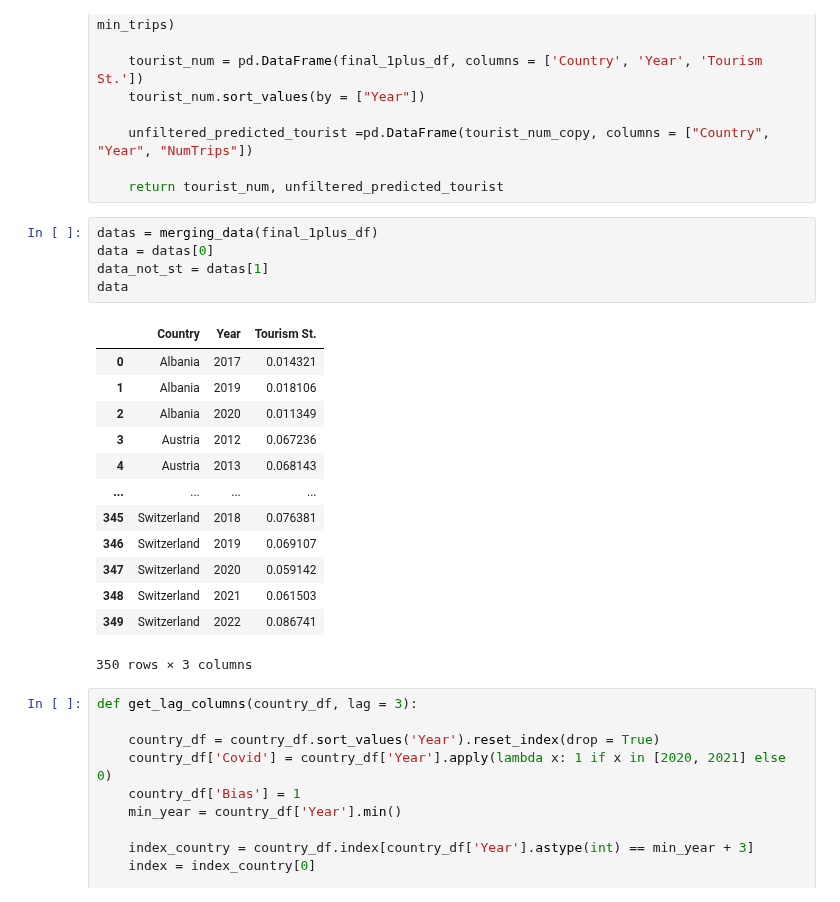
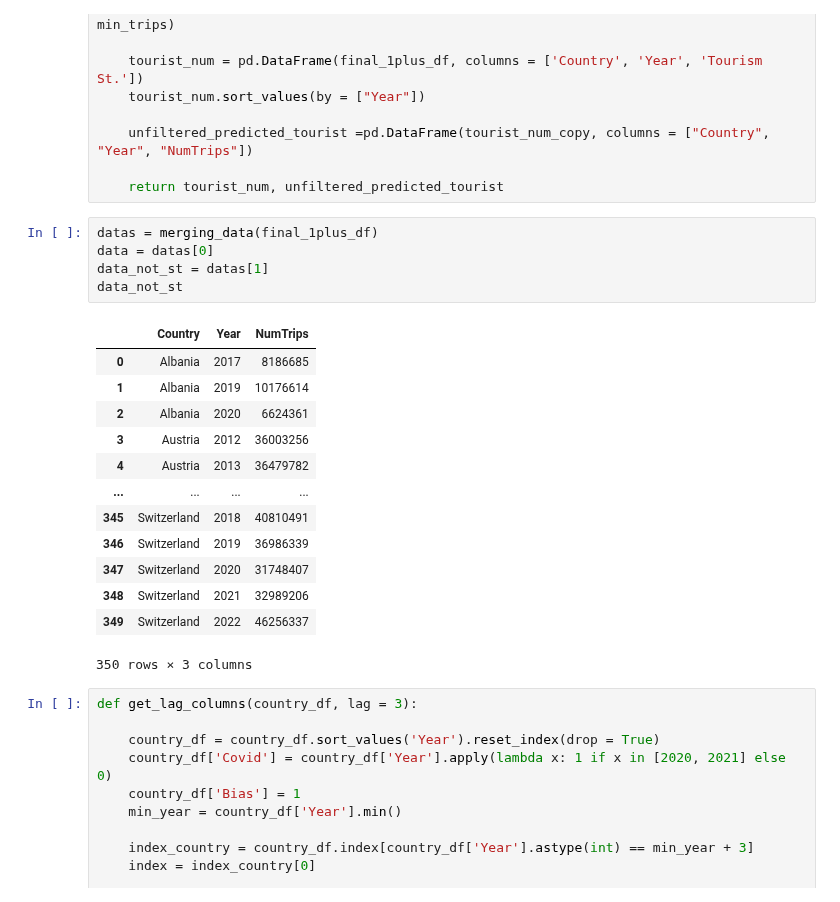
Before and after one commit to swbehan/RoadQualityWork, a Jupyter notebook: datasets/preprocessed-datasets/time_series_predictions copy 2.ipynb, the cells around one changed output. Cells and saved outputs as stored; diff of their text form.

```diff
--- a/datasets/preprocessed-datasets/time_series_predictions copy 2.ipynb
+++ b/datasets/preprocessed-datasets/time_series_predictions copy 2.ipynb
@@ -39,21 +39,21 @@ def merging_data(final_1plus_df):
 # %%
 datas = merging_data(final_1plus_df)
 data = datas[0]
 data_not_st = datas[1]
-data
+data_not_st
 # %% [output]
-|  | Country | Year | Tourism St. |
-| 0 | Albania | 2017 | 0.014321 |
-| 1 | Albania | 2019 | 0.018106 |
-| 2 | Albania | 2020 | 0.011349 |
-| 3 | Austria | 2012 | 0.067236 |
-| 4 | Austria | 2013 | 0.068143 |
+|  | Country | Year | NumTrips |
+| 0 | Albania | 2017 | 8186685 |
+| 1 | Albania | 2019 | 10176614 |
+| 2 | Albania | 2020 | 6624361 |
+| 3 | Austria | 2012 | 36003256 |
+| 4 | Austria | 2013 | 36479782 |
 | ... | ... | ... | ... |
-| 345 | Switzerland | 2018 | 0.076381 |
-| 346 | Switzerland | 2019 | 0.069107 |
-| 347 | Switzerland | 2020 | 0.059142 |
-| 348 | Switzerland | 2021 | 0.061503 |
-| 349 | Switzerland | 2022 | 0.086741 |
+| 345 | Switzerland | 2018 | 40810491 |
+| 346 | Switzerland | 2019 | 36986339 |
+| 347 | Switzerland | 2020 | 31748407 |
+| 348 | Switzerland | 2021 | 32989206 |
+| 349 | Switzerland | 2022 | 46256337 |
 350 rows × 3 columns
 # %%
 def get_lag_columns(country_df, lag = 3):
```
Also changed, not shown: parts of 7 cells of this notebook.
